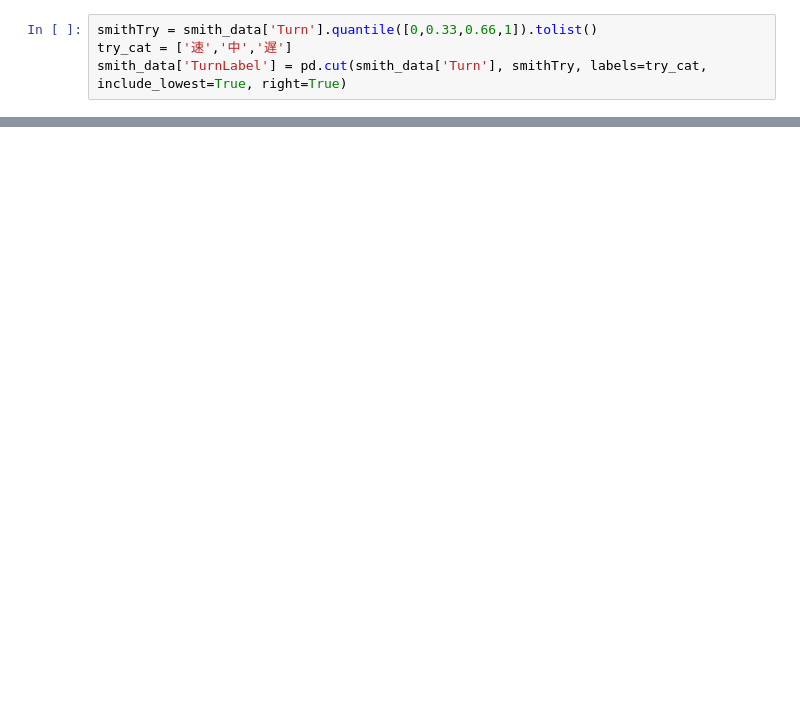
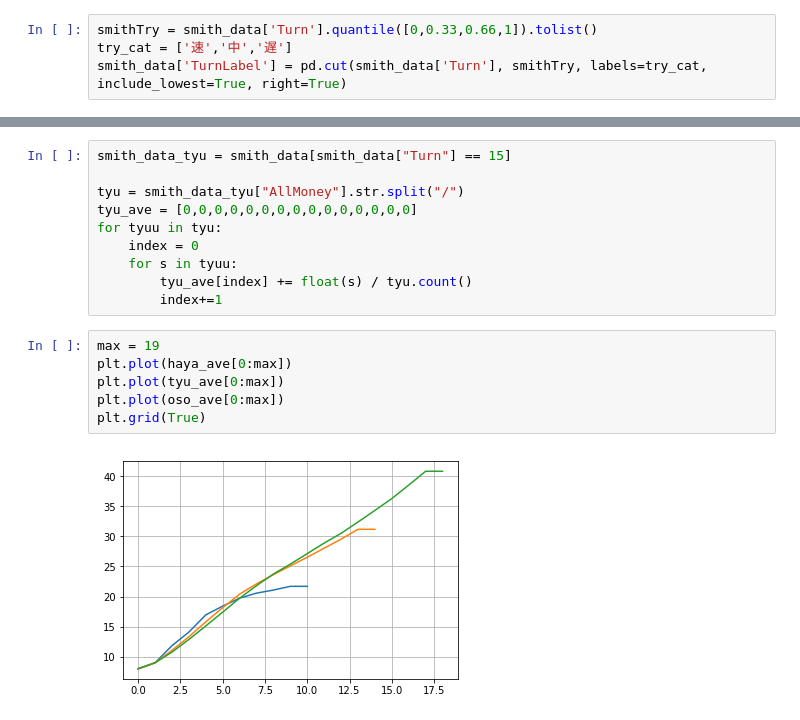
Before and after one commit to NCT48/Dominion, a Jupyter notebook: Smith/Smith.ipynb, the cells around one changed output, grey strips where cells are left out. Cells and saved outputs as stored; diff of their text form; blank space fills up the shorter version.

```diff
--- a/Smith/Smith.ipynb
+++ b/Smith/Smith.ipynb
@@ -196,0 +320,18 @@ smith_data34_oso.head(5)
+# %%
+smith_data_tyu = smith_data[smith_data["Turn"] == 15]
+
+tyu = smith_data_tyu["AllMoney"].str.split("/")
+tyu_ave = [0,0,0,0,0,0,0,0,0,0,0,0,0,0,0]
+for tyuu in tyu:
+    index = 0
+    for s in tyuu:
+        tyu_ave[index] += float(s) / tyu.count()
+        index+=1
+# %%
+max = 19
+plt.plot(haya_ave[0:max])
+plt.plot(tyu_ave[0:max])
+plt.plot(oso_ave[0:max])
+plt.grid(True)
+# %% [output]
+[figure, added]
```
Also changed, not shown: parts of 22 cells of this notebook, 1 other file.
